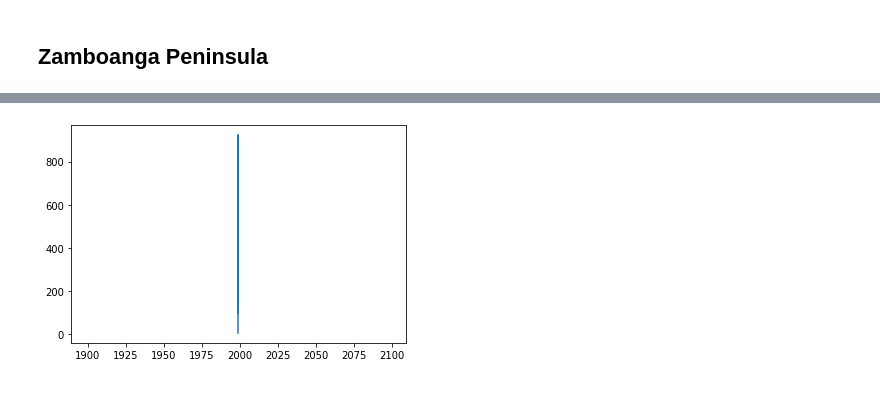
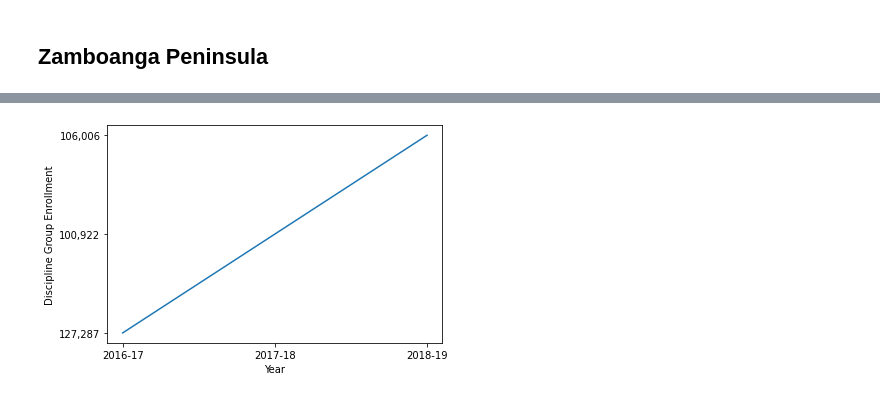
Before and after one commit to GlennBSIT3205/IT-BA-3205_Coalesce, a Jupyter notebook: Education in the Philippines Visualization.ipynb, the cells around one changed output, grey strips where cells are left out. Cells and saved outputs as stored; diff of their text form; code cells hidden in the pictures.

```diff
--- a/Education in the Philippines Visualization.ipynb
+++ b/Education in the Philippines Visualization.ipynb
@@ -227,10 +227,12 @@ display(df.iloc[87:95])
 # %%
 from matplotlib import pyplot as plt
 
-xpoints = [2016-17,2017-18,2018-19,2016-17,2017-18,2018-19]
-ypoints = [127,287,100,922,106,6,]
+xpoints = ["2016-17","2017-18","2018-19"]
+ypoints = ["127,287","100,922","106,006"]
 
 plt.plot(xpoints, ypoints)
+plt.xlabel("Year")
+plt.ylabel("Discipline Group Enrollment")
 plt.show()
 # %% [output]
-[figure, old version]
+[figure, new version]
```
